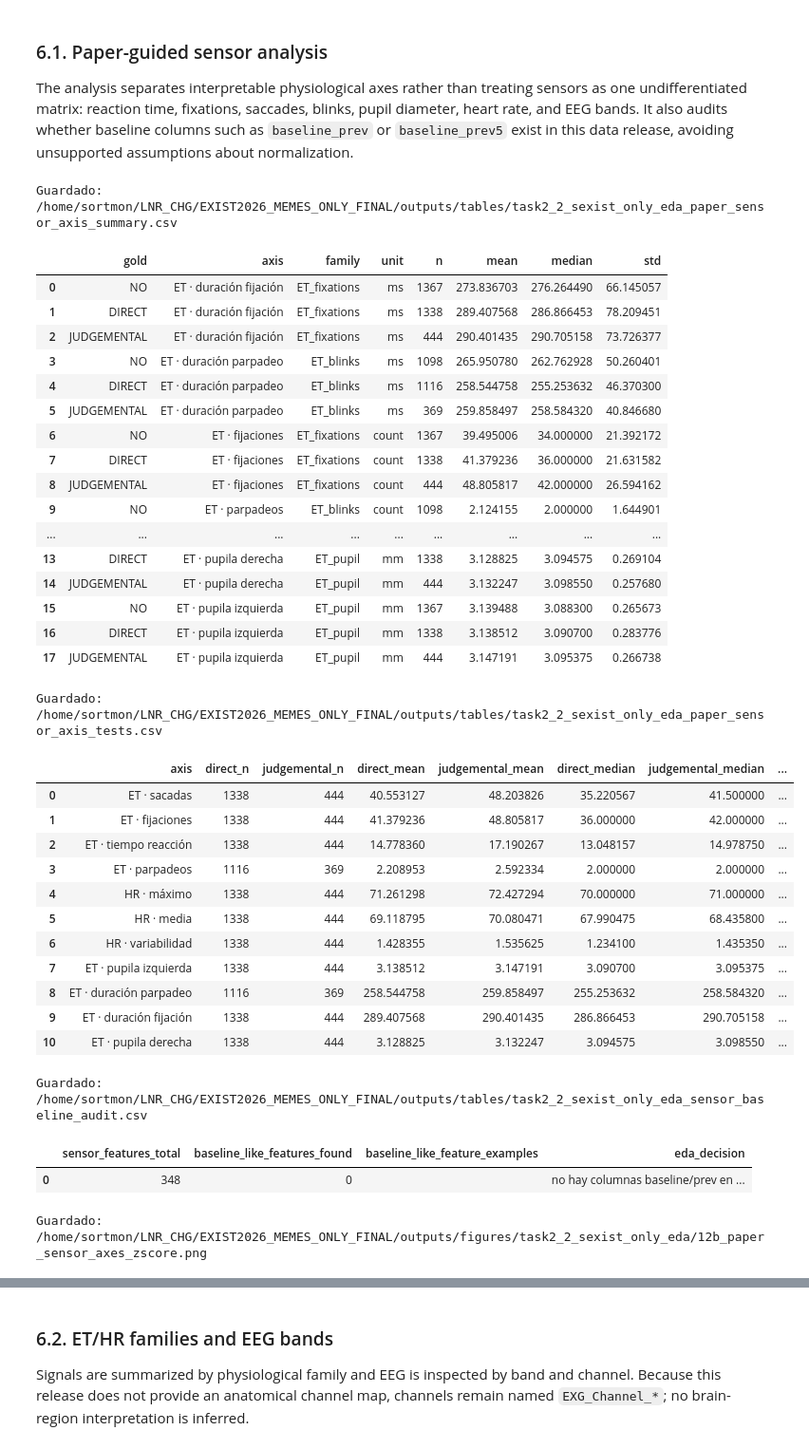
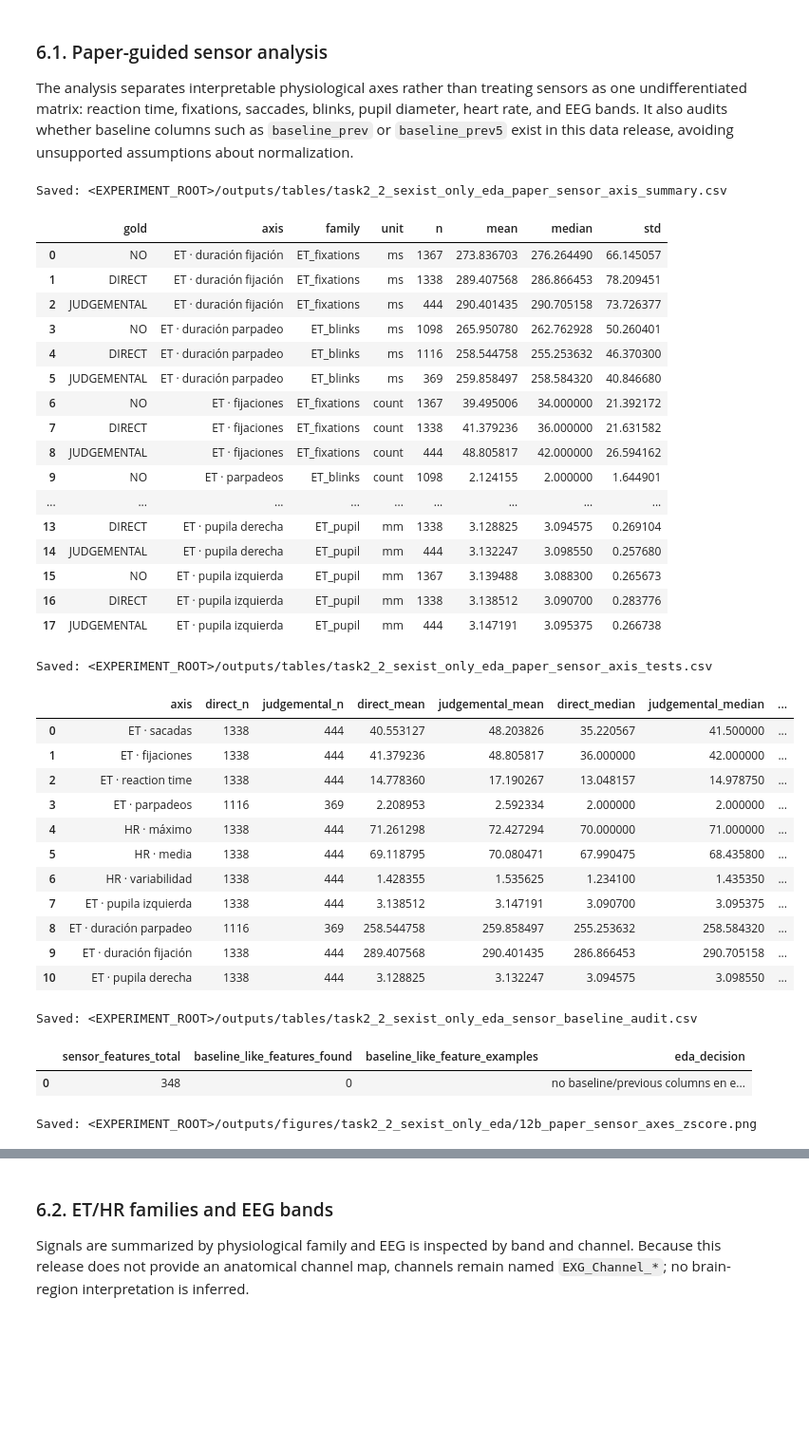
Before and after one commit to luistrge/exist-2026-multimodal-sexism, a Jupyter notebook: notebooks/01_eda_and_sensor_analysis.ipynb, the cells around one changed output, grey strips where cells are left out. Shown at 95% size. Cells and saved outputs as stored; diff of their text form; code cells hidden in the pictures; blank space fills up the shorter version.

```diff
--- a/notebooks/01_eda_and_sensor_analysis.ipynb
+++ b/notebooks/01_eda_and_sensor_analysis.ipynb
@@ -672,7 +668,7 @@ def mannwhitney_row(frame, col, label):
 
 
 paper_axis_specs = [
-    ("ET · tiempo reacción", "sens_ET_reaction_time_mean", 1 / 1000, "s", "ET_reaction"),
+    ("ET · reaction time", "sens_ET_reaction_time_mean", 1 / 1000, "s", "ET_reaction"),
     ("ET · fijaciones", "sens_ET_fixations_count_mean", 1, "count", "ET_fixations"),
     ("ET · duración fijación", "sens_ET_fixations_duration_mean_ns_mean", 1 / 1_000_000, "ms", "ET_fixations"),
     ("ET · sacadas", "sens_ET_saccades_count_mean", 1, "count", "ET_saccades"),
@@ -731,7 +727,7 @@ sensor_baseline_audit = pd.DataFrame([
         "sensor_features_total": len(sensor_cols),
         "baseline_like_features_found": len(baseline_cols),
         "baseline_like_feature_examples": "; ".join(baseline_cols[:12]),
-        "eda_decision": "usar baselines si existen" if baseline_cols else "no hay columnas baseline/prev en el feature frame; no se asume normalizacion baseline_prev/baseline_prev5",
+        "eda_decision": "usar baselines si existen" if baseline_cols else "no baseline/previous columns in the feature frame; no se asume normalizacion baseline_prev/baseline_prev5",
     }
 ])
 save_table(sensor_baseline_audit, "task2_2_sexist_only_eda_sensor_baseline_audit.csv")
@@ -765,36 +761,36 @@ if axis_cols:
         )
         unit = paper_axis_meta.loc[paper_axis_meta["axis"] == axis, "unit"].iloc[0]
         ax.set_title(f"{axis} ({unit})", fontsize=9)
         ax.set_xlabel("")
         ax.tick_params(axis="x", rotation=18)
     for ax in axes[len(axis_cols):]:
         ax.axis("off")
     savefig("12c_paper_sensor_axis_boxplots.png")
     plt.show()
 # %% [output]
-Guardado: /home/sortmon/LNR_CHG/EXIST2026_MEMES_ONLY_FINAL/outputs/tables/task2_2_sexist_only_eda_paper_sensor_axis_summary.csv
+Saved: <EXPERIMENT_ROOT>/outputs/tables/task2_2_sexist_only_eda_paper_sensor_axis_summary.csv
 |  | gold | axis | family | unit | n | mean | median | std |
 | 0 | NO | ET · duración fijación | ET_fixations | ms | 1367 | 273.836703 | 276.264490 | 66.145057 |
 | 1 | DIRECT | ET · duración fijación | ET_fixations | ms | 1338 | 289.407568 | 286.866453 | 78.209451 |
 | 2 | JUDGEMENTAL | ET · duración fijación | ET_fixations | ms | 444 | 290.401435 | 290.705158 | 73.726377 |
 | 3 | NO | ET · duración parpadeo | ET_blinks | ms | 1098 | 265.950780 | 262.762928 | 50.260401 |
 | 4 | DIRECT | ET · duración parpadeo | ET_blinks | ms | 1116 | 258.544758 | 255.253632 | 46.370300 |
 | 5 | JUDGEMENTAL | ET · duración parpadeo | ET_blinks | ms | 369 | 259.858497 | 258.584320 | 40.846680 |
 | 6 | NO | ET · fijaciones | ET_fixations | count | 1367 | 39.495006 | 34.000000 | 21.392172 |
 | 7 | DIRECT | ET · fijaciones | ET_fixations | count | 1338 | 41.379236 | 36.000000 | 21.631582 |
 | 8 | JUDGEMENTAL | ET · fijaciones | ET_fixations | count | 444 | 48.805817 | 42.000000 | 26.594162 |
 | 9 | NO | ET · parpadeos | ET_blinks | count | 1098 | 2.124155 | 2.000000 | 1.644901 |
 | ... | ... | ... | ... | ... | ... | ... | ... | ... |
 | 13 | DIRECT | ET · pupila derecha | ET_pupil | mm | 1338 | 3.128825 | 3.094575 | 0.269104 |
 | 14 | JUDGEMENTAL | ET · pupila derecha | ET_pupil | mm | 444 | 3.132247 | 3.098550 | 0.257680 |
 | 15 | NO | ET · pupila izquierda | ET_pupil | mm | 1367 | 3.139488 | 3.088300 | 0.265673 |
 | 16 | DIRECT | ET · pupila izquierda | ET_pupil | mm | 1338 | 3.138512 | 3.090700 | 0.283776 |
 | 17 | JUDGEMENTAL | ET · pupila izquierda | ET_pupil | mm | 444 | 3.147191 | 3.095375 | 0.266738 |
-Guardado: /home/sortmon/LNR_CHG/EXIST2026_MEMES_ONLY_FINAL/outputs/tables/task2_2_sexist_only_eda_paper_sensor_axis_tests.csv
+Saved: <EXPERIMENT_ROOT>/outputs/tables/task2_2_sexist_only_eda_paper_sensor_axis_tests.csv
 |  | axis | direct_n | judgemental_n | direct_mean | judgemental_mean | direct_median | judgemental_median | ... |
 | 0 | ET · sacadas | 1338 | 444 | 40.553127 | 48.203826 | 35.220567 | 41.500000 | ... |
 | 1 | ET · fijaciones | 1338 | 444 | 41.379236 | 48.805817 | 36.000000 | 42.000000 | ... |
-| 2 | ET · tiempo reacción | 1338 | 444 | 14.778360 | 17.190267 | 13.048157 | 14.978750 | ... |
+| 2 | ET · reaction time | 1338 | 444 | 14.778360 | 17.190267 | 13.048157 | 14.978750 | ... |
 | 3 | ET · parpadeos | 1116 | 369 | 2.208953 | 2.592334 | 2.000000 | 2.000000 | ... |
 | 4 | HR · máximo | 1338 | 444 | 71.261298 | 72.427294 | 70.000000 | 71.000000 | ... |
 | 5 | HR · media | 1338 | 444 | 69.118795 | 70.080471 | 67.990475 | 68.435800 | ... |
@@ -803,10 +799,10 @@ Guardado: /home/sortmon/LNR_CHG/EXIST2026_MEMES_ONLY_FINAL/outputs/tables/task2_
 | 8 | ET · duración parpadeo | 1116 | 369 | 258.544758 | 259.858497 | 255.253632 | 258.584320 | ... |
 | 9 | ET · duración fijación | 1338 | 444 | 289.407568 | 290.401435 | 286.866453 | 290.705158 | ... |
 | 10 | ET · pupila derecha | 1338 | 444 | 3.128825 | 3.132247 | 3.094575 | 3.098550 | ... |
-Guardado: /home/sortmon/LNR_CHG/EXIST2026_MEMES_ONLY_FINAL/outputs/tables/task2_2_sexist_only_eda_sensor_baseline_audit.csv
+Saved: <EXPERIMENT_ROOT>/outputs/tables/task2_2_sexist_only_eda_sensor_baseline_audit.csv
 |  | sensor_features_total | baseline_like_features_found | baseline_like_feature_examples | eda_decision |
-| 0 | 348 | 0 |  | no hay columnas baseline/prev en ... |
+| 0 | 348 | 0 |  | no baseline/previous columns en e... |
-Guardado: /home/sortmon/LNR_CHG/EXIST2026_MEMES_ONLY_FINAL/outputs/figures/task2_2_sexist_only_eda/12b_paper_sensor_axes_zscore.png
+Saved: <EXPERIMENT_ROOT>/outputs/figures/task2_2_sexist_only_eda/12b_paper_sensor_axes_zscore.png
 [figure]
 Passing `palette` without assigning `hue` is deprecated and will be removed in v0.14.0. Assign the `x` variable to `hue` and set `legend=False` for the same effect.
 
```
Also changed, not shown: parts of 14 cells of this notebook, 39 other files.
